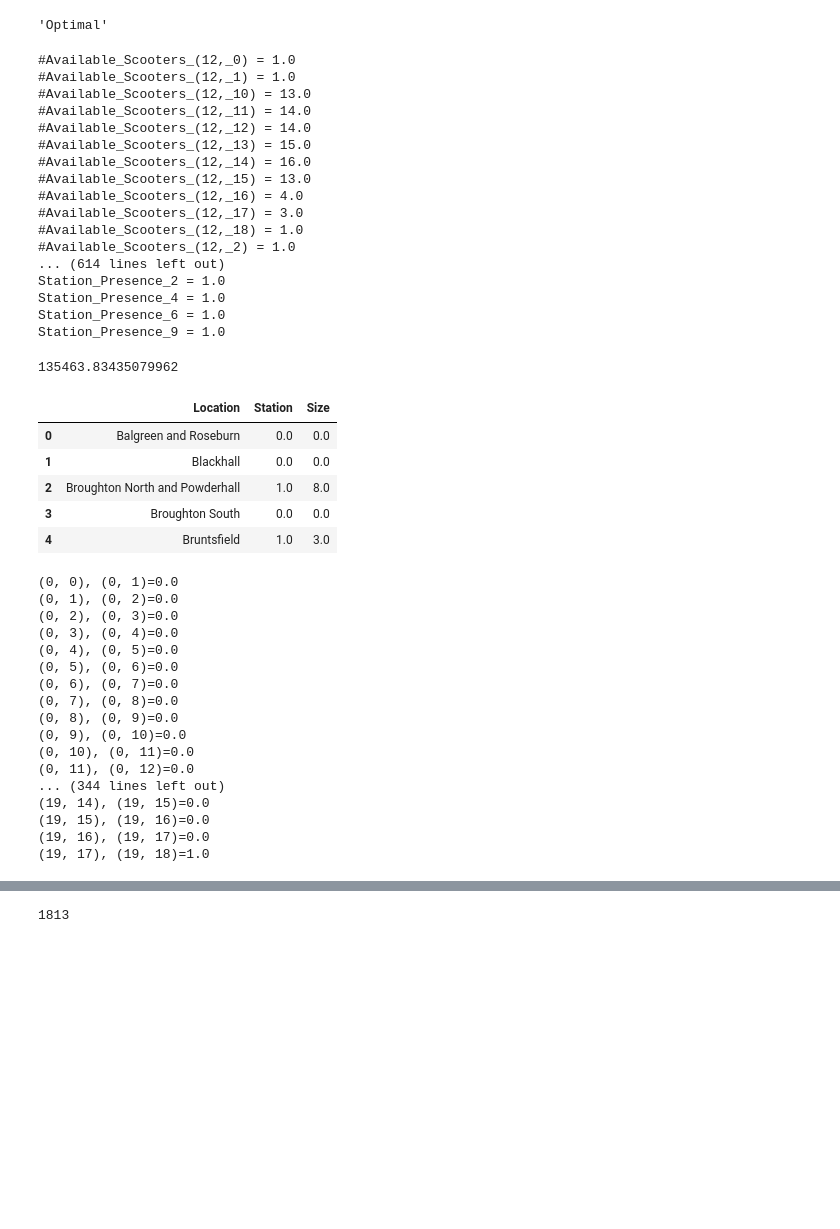
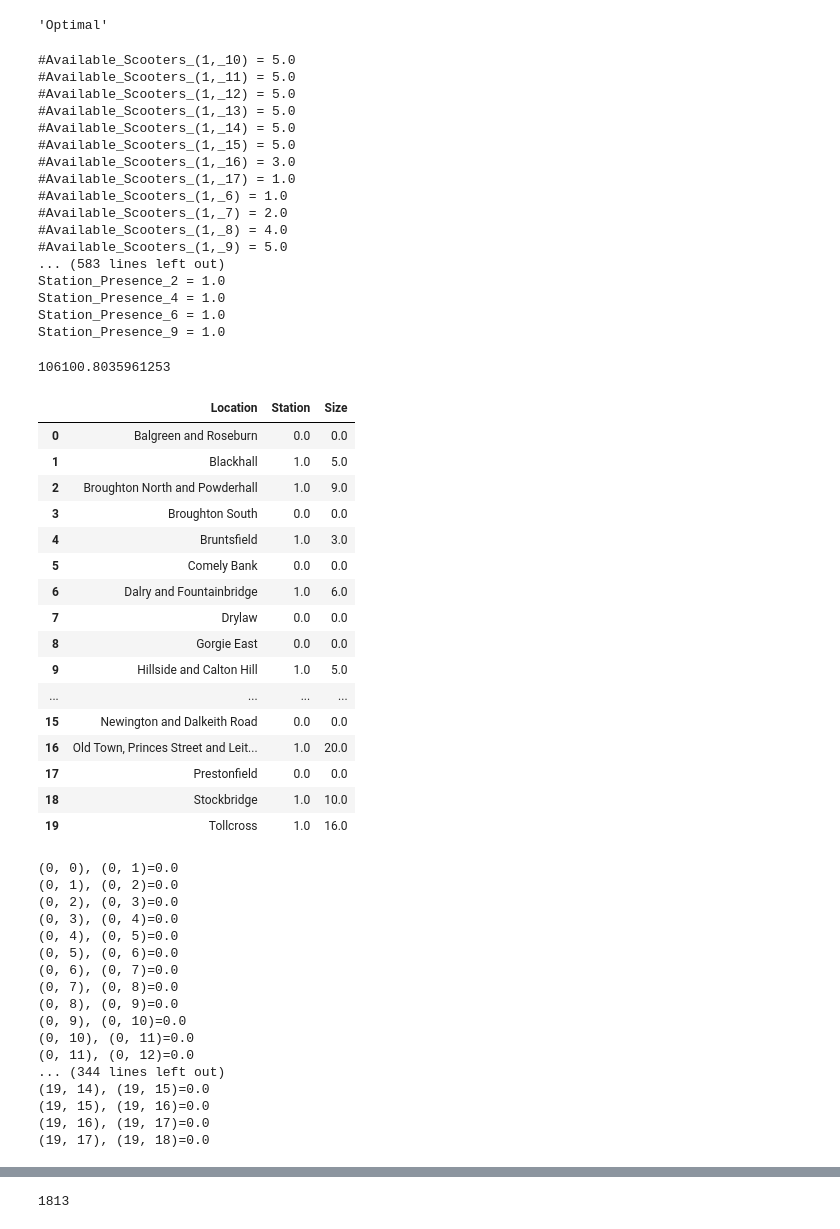
Before and after one commit to ZornitsaAsanska/MILP-Optimisation-E-scooter-Sharing-Scheme, a Jupyter notebook: model-hourly-timesteps reduced.ipynb, the cells around one changed output, grey strips where cells are left out. Saved outputs shown, nothing was run; the diff lists cells and outputs as text; code cells hidden in the pictures; blank space fills up the shorter version.

```diff
--- a/model-hourly-timesteps reduced.ipynb
+++ b/model-hourly-timesteps reduced.ipynb
@@ -39,10 +39,13 @@ C_fixed_dock = 46
 C_fixed_station = 6
 # Cost relocation
 C_r = 160
+
+scalar = 0.75
 # %%
 # Penalty
 df_penalty = pd.read_csv("Data/Penalty Carbon Costs Smaller set.csv")
 C_pen = df_penalty.values[:, 1]
+C_pen = C_pen*scalar
 # %%
 # Sets
 T = np.arange(0,len(files))
@@ -117,19 +133,19 @@ for v in problem.variables():
     if v.varValue>0:
         print(v.name, "=", v.varValue)
 # %% [output]
-#Available_Scooters_(12,_0) = 1.0
-#Available_Scooters_(12,_1) = 1.0
-#Available_Scooters_(12,_10) = 13.0
-#Available_Scooters_(12,_11) = 14.0
-#Available_Scooters_(12,_12) = 14.0
-#Available_Scooters_(12,_13) = 15.0
-#Available_Scooters_(12,_14) = 16.0
-#Available_Scooters_(12,_15) = 13.0
-#Available_Scooters_(12,_16) = 4.0
-#Available_Scooters_(12,_17) = 3.0
-#Available_Scooters_(12,_18) = 1.0
-#Available_Scooters_(12,_2) = 1.0
-... (614 lines left out)
+#Available_Scooters_(1,_10) = 5.0
+#Available_Scooters_(1,_11) = 5.0
+#Available_Scooters_(1,_12) = 5.0
+#Available_Scooters_(1,_13) = 5.0
+#Available_Scooters_(1,_14) = 5.0
+#Available_Scooters_(1,_15) = 5.0
+#Available_Scooters_(1,_16) = 3.0
+#Available_Scooters_(1,_17) = 1.0
+#Available_Scooters_(1,_6) = 1.0
+#Available_Scooters_(1,_7) = 2.0
+#Available_Scooters_(1,_8) = 4.0
+#Available_Scooters_(1,_9) = 5.0
+... (583 lines left out)
 Station_Presence_2 = 1.0
 Station_Presence_4 = 1.0
 Station_Presence_6 = 1.0
@@ -137,7 +153,7 @@ Station_Presence_9 = 1.0
 # %%
 value(problem.objective)
 # %% [output]
-135463.83435079962
+106100.8035961253
 # %%
 # f = open("obj.txt", "w+")
 # print(problem.objective, file=f)
@@ -154,12 +170,23 @@ for _,v in Yi.items():
     station_list.append(v.value())
 # %%
 df_results = pd.DataFrame(list(zip(locations, station_list, size_list)), columns=["Location","Station", "Size"])
-df_results.head()
+df_results
 # %% [output]
 |  | Location | Station | Size |
 | 0 | Balgreen and Roseburn | 0.0 | 0.0 |
-| 1 | Blackhall | 0.0 | 0.0 |
-| 2 | Broughton North and Powderhall | 1.0 | 8.0 |
+| 1 | Blackhall | 1.0 | 5.0 |
+| 2 | Broughton North and Powderhall | 1.0 | 9.0 |
 | 3 | Broughton South | 0.0 | 0.0 |
 | 4 | Bruntsfield | 1.0 | 3.0 |
+| 5 | Comely Bank | 0.0 | 0.0 |
+| 6 | Dalry and Fountainbridge | 1.0 | 6.0 |
+| 7 | Drylaw | 0.0 | 0.0 |
+| 8 | Gorgie East | 0.0 | 0.0 |
+| 9 | Hillside and Calton Hill | 1.0 | 5.0 |
+| ... | ... | ... | ... |
+| 15 | Newington and Dalkeith Road | 0.0 | 0.0 |
+| 16 | Old Town, Princes Street and Leit... | 1.0 | 20.0 |
+| 17 | Prestonfield | 0.0 | 0.0 |
+| 18 | Stockbridge | 1.0 | 10.0 |
+| 19 | Tollcross | 1.0 | 16.0 |
 # %%
@@ -184,7 +211,7 @@ for k, v in Sit.items():
 (19, 14), (19, 15)=0.0
 (19, 15), (19, 16)=0.0
 (19, 16), (19, 17)=0.0
-(19, 17), (19, 18)=1.0
+(19, 17), (19, 18)=0.0
 # %%
 total_Sit = dict()
 for k,v in Sit.items():
```
Also changed, not shown: parts of 10 cells of this notebook, 7 other files.
